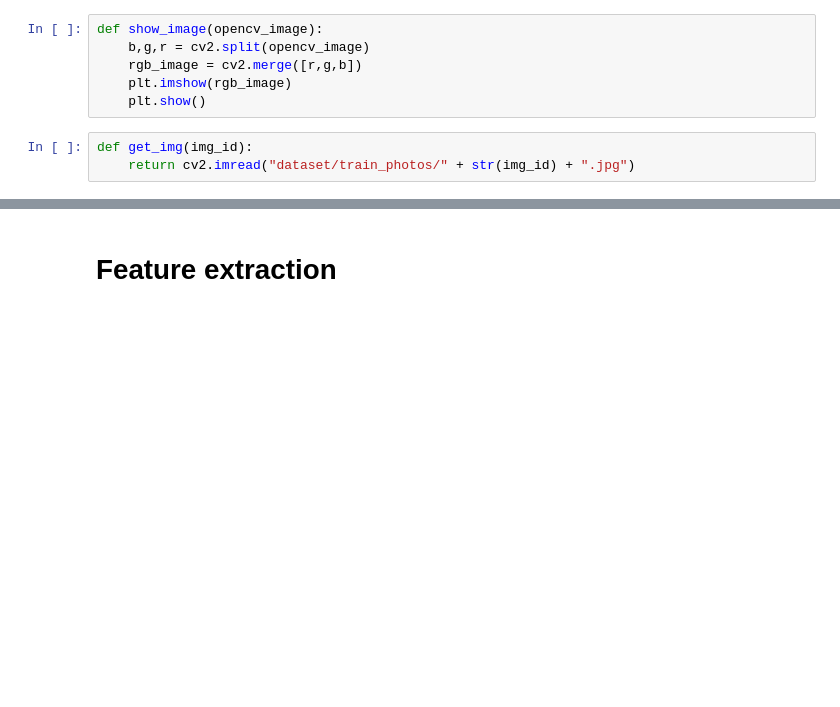
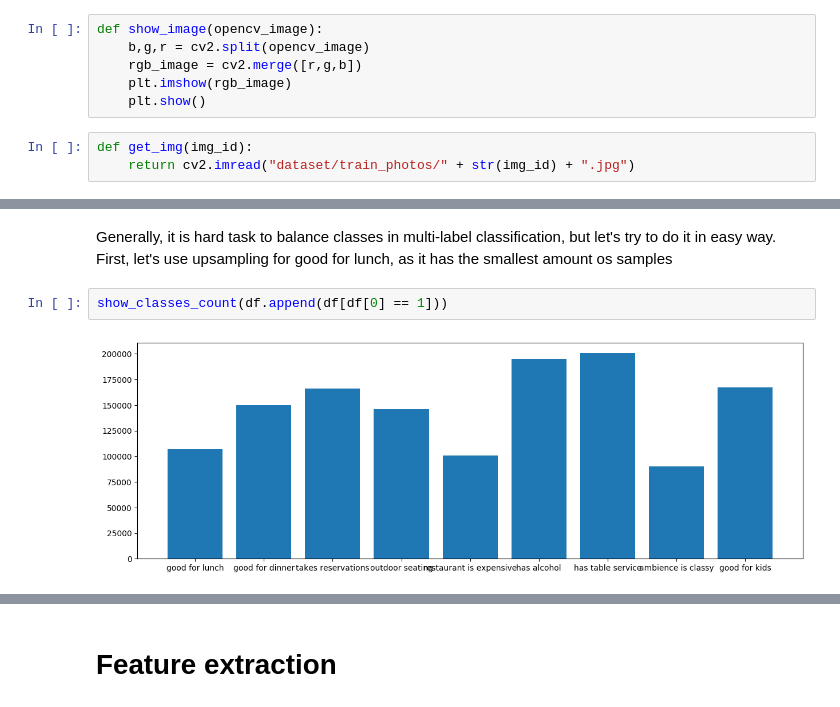
Before and after one commit to Midren/yelp_photo_classification, a Jupyter notebook: yelp_classification.ipynb, the cells around one changed output, grey strips where cells are left out. Drawn from its saved outputs; the diff is of its cells as text; blank space fills up the shorter version.

```diff
--- a/yelp_classification.ipynb
+++ b/yelp_classification.ipynb
@@ -109,0 +136,6 @@ show_image(get_img(int(df.sample(1).photo_id)))
+# %% [markdown]
+Generally, it is hard task to balance classes in multi-label classification, but let's try to do it in easy way. First, let's use upsampling for good for lunch, as it has the smallest amount os samples
+# %%
+show_classes_count(df.append(df[df[0] == 1]))
+# %% [output]
+[figure, added]
```
Also changed, not shown: parts of 10 cells of this notebook.
